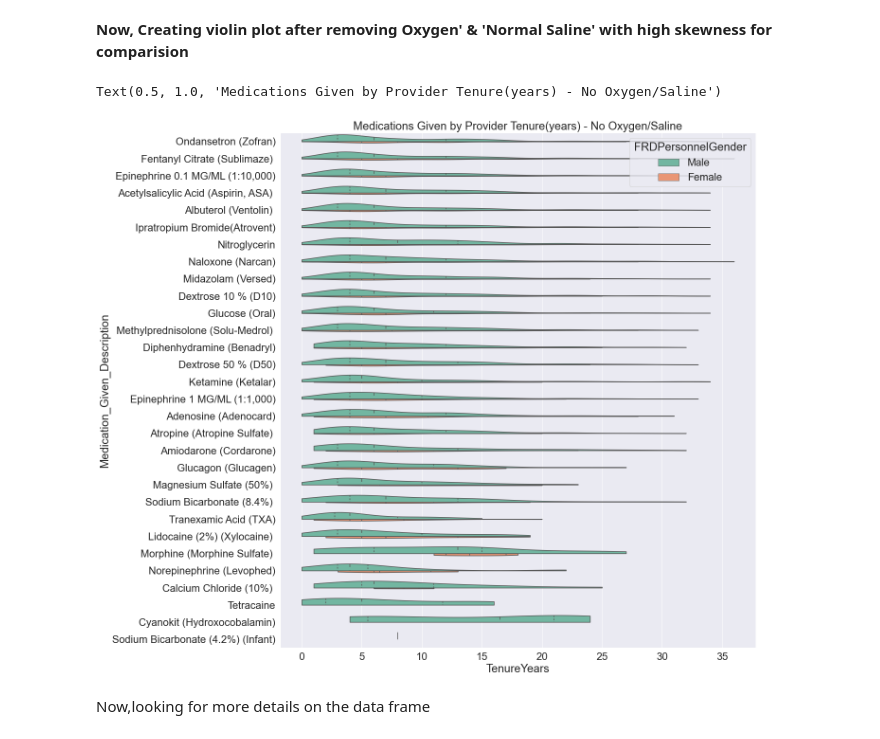
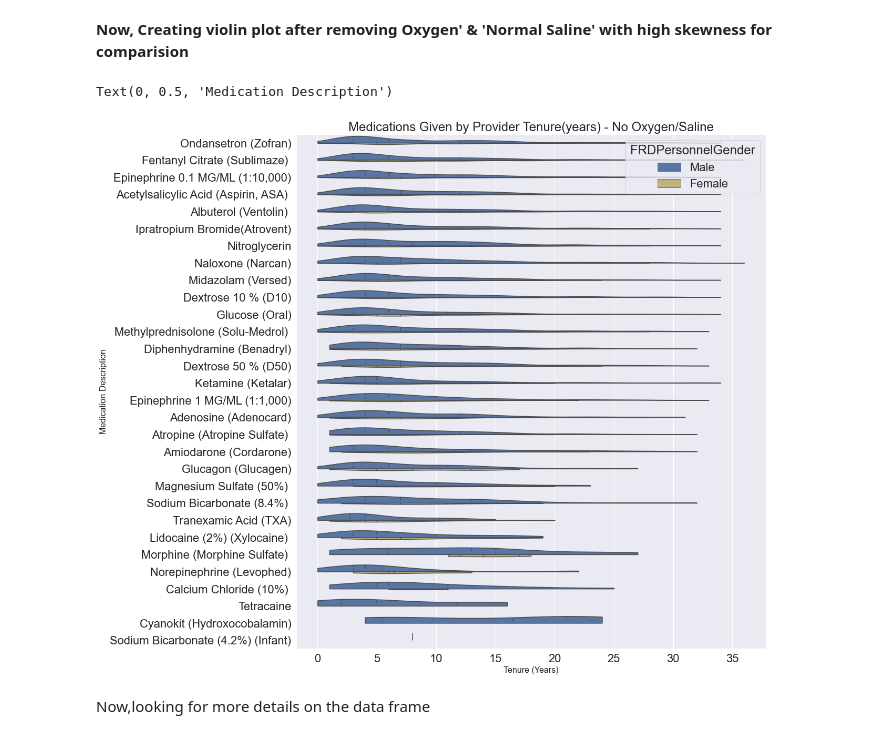
Before and after one commit to data-rescue/ems-analytics, a Jupyter notebook: notebooks/20210323-au-medication-tenure-relation.ipynb, the cells around one changed output. Saved outputs shown, nothing was run; the diff lists cells and outputs as text; code cells hidden in the pictures.

```diff
--- a/notebooks/20210323-au-medication-tenure-relation.ipynb
+++ b/notebooks/20210323-au-medication-tenure-relation.ipynb
@@ -590,18 +594,20 @@ Text(0.5, 1.0, 'Medications Given by Provider Tenure and Gender')
 # %%
 ## Using dataframe 'dfMedPatientReduced_NoOxySaline' removing medicine 'Oxygen' & 'Normal Saline' for violin plot
 
-plt.figure(figsize=(18,20))
+plt.figure(figsize=(16,18))
 sns.set(style="darkgrid")
 sns.set(font_scale = 2)
 sns.violinplot(x="TenureYears",y="Medication_Given_Description",
                data=dfMedPatientReduced_NoOxySaline, hue="FRDPersonnelGender", split=True, dodge =True,
                scale='count',
-              order=MedicationGivenOrderWithoutOxySaline, cut=0, palette="Set2", inner="quartile", height=15, aspect=.8);
+              order=MedicationGivenOrderWithoutOxySaline, cut=0, palette={"Male": "b", "Female": "y"}, inner="quartile", height=15, aspect=.8);
 plt.title('Medications Given by Provider Tenure(years) - No Oxygen/Saline')
+plt.xlabel("Tenure (Years)", size=16)
+plt.ylabel("Medication Description", size=16)
 ##plt.savefig("violinplot_MedicationGiven_byProvTenureGender.png")
 # %% [output]
-Text(0.5, 1.0, 'Medications Given by Provider Tenure(years) - No Oxygen/Saline')
+Text(0, 0.5, 'Medication Description')
-[figure, old version]
+[figure, new version]
 # %% [markdown]
 Now,looking for more details on the data frame
 # %%
```
Also changed, not shown: parts of 8 cells of this notebook.
